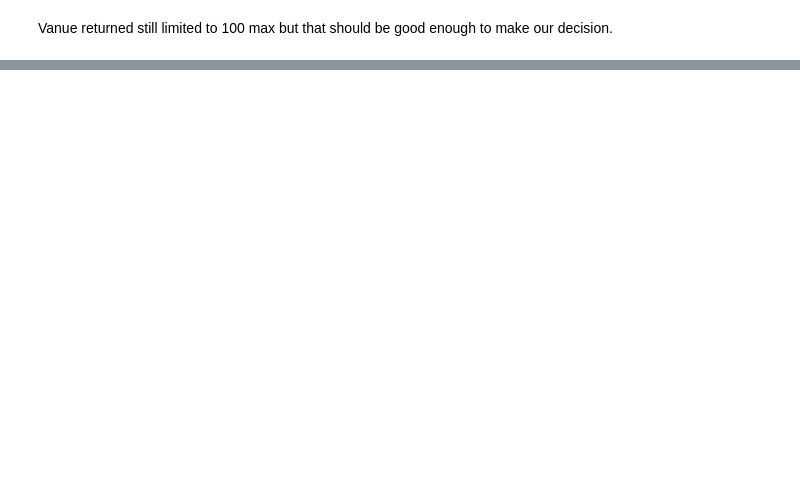
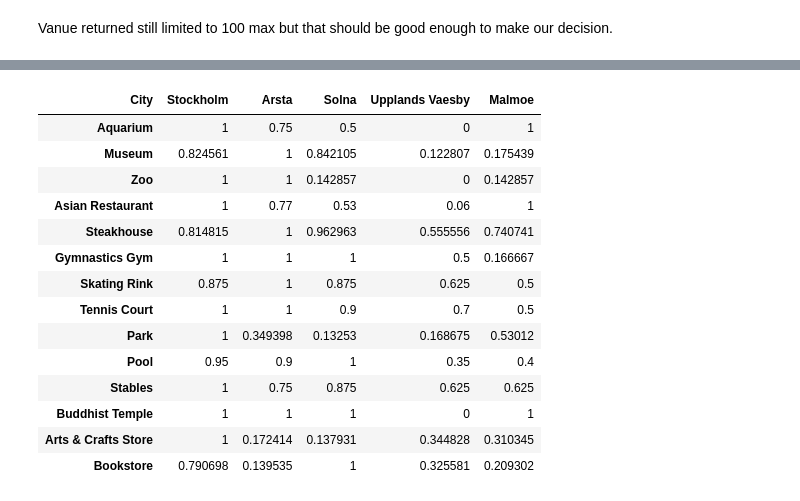
Before and after one commit to PanupatC/Coursera_Capstone, a Jupyter notebook: Coursera_sweden_school_code.ipynb, the cells around one changed output, grey strips where cells are left out. Cells and saved outputs as stored; diff of their text form; code cells hidden in the pictures; blank space fills up the shorter version.

```diff
--- a/Coursera_sweden_school_code.ipynb
+++ b/Coursera_sweden_school_code.ipynb
@@ -498,0 +507,21 @@ df_city
+# %%
+df_trans = df_city.transpose()
+df_trans.columns = df_trans.iloc[0]
+df_trans.drop(df_trans.index[0], inplace=True)
+df_trans
+# %% [output]
+| City | Stockholm | Arsta | Solna | Upplands Vaesby | Malmoe |
+| Aquarium | 1 | 0.75 | 0.5 | 0 | 1 |
+| Museum | 0.824561 | 1 | 0.842105 | 0.122807 | 0.175439 |
+| Zoo | 1 | 1 | 0.142857 | 0 | 0.142857 |
+| Asian Restaurant | 1 | 0.77 | 0.53 | 0.06 | 1 |
+| Steakhouse | 0.814815 | 1 | 0.962963 | 0.555556 | 0.740741 |
+| Gymnastics Gym | 1 | 1 | 1 | 0.5 | 0.166667 |
+| Skating Rink | 0.875 | 1 | 0.875 | 0.625 | 0.5 |
+| Tennis Court | 1 | 1 | 0.9 | 0.7 | 0.5 |
+| Park | 1 | 0.349398 | 0.13253 | 0.168675 | 0.53012 |
+| Pool | 0.95 | 0.9 | 1 | 0.35 | 0.4 |
+| Stables | 1 | 0.75 | 0.875 | 0.625 | 0.625 |
+| Buddhist Temple | 1 | 1 | 1 | 0 | 1 |
+| Arts & Crafts Store | 1 | 0.172414 | 0.137931 | 0.344828 | 0.310345 |
+| Bookstore | 0.790698 | 0.139535 | 1 | 0.325581 | 0.209302 |
```
Also changed, not shown: parts of 3 cells of this notebook.
